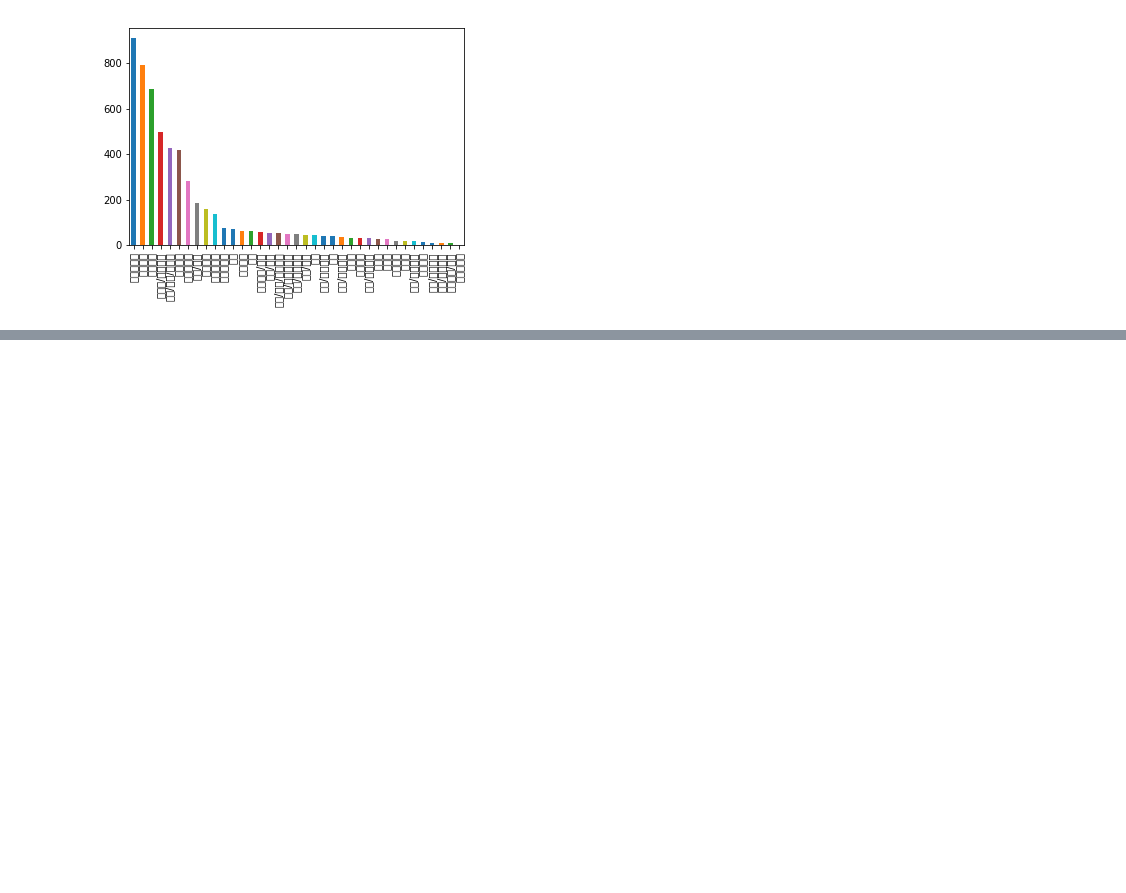
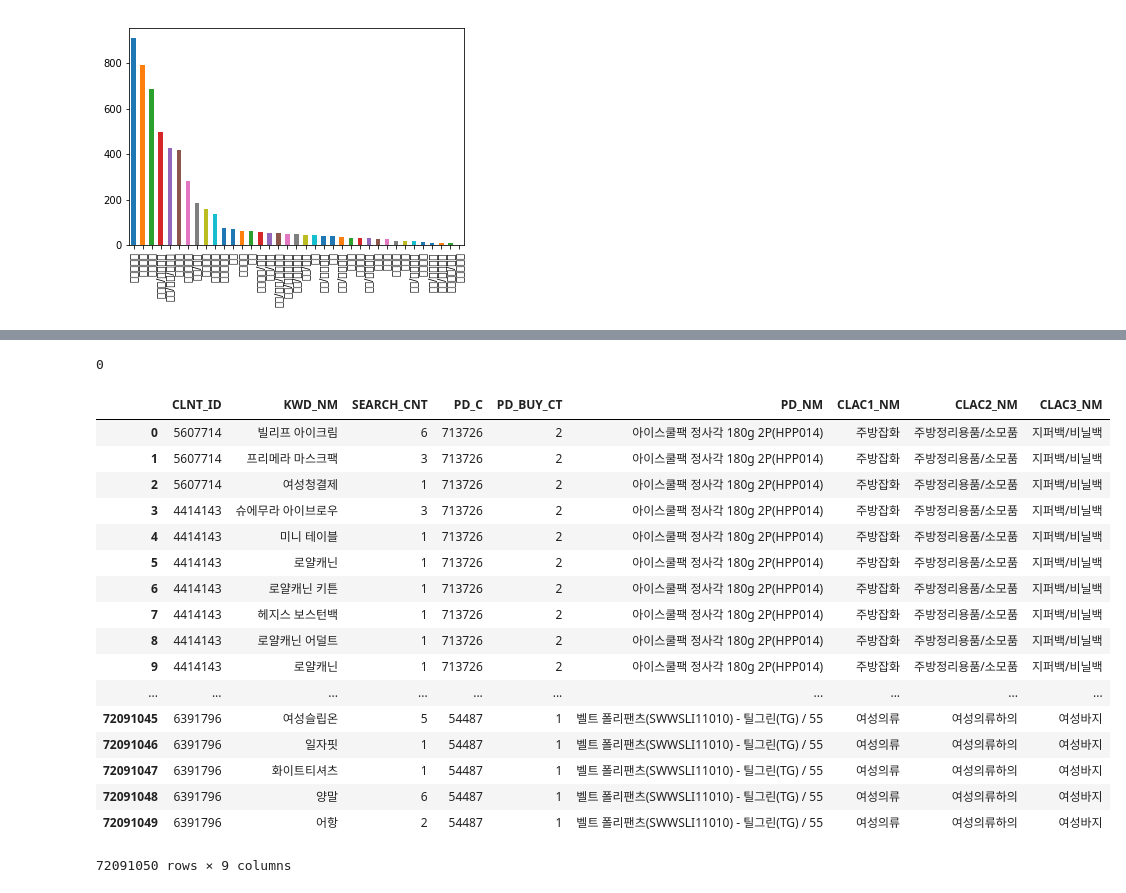
Before and after one commit to LSHReader/KuPoint, a Jupyter notebook: data_explore.ipynb, the cells around one changed output, grey strips where cells are left out. Drawn from its saved outputs; the diff is of its cells as text; code cells hidden in the pictures; blank space fills up the shorter version.

```diff
--- a/data_explore.ipynb
+++ b/data_explore.ipynb
@@ -425,0 +432,3 @@ for age in range(1, 8) :
+# %%
+#Search1과 Prduct를 Search1의 Client_ID 를 기준으로 left outer join
+Search1_Product = pd.merge(Search1[['CLNT_ID','KWD_NM','SEARCH_CNT']], Product[['CLNT_ID','PD_C','PD_BUY_CT']], how = 'left', on = 'CLNT_ID')
@@ -425,0 +456,29 @@ for age in range(1, 8) :
+# %%
+#null값 체크
+Search1_Product['PD_C'].isnull().sum().sum()
+# %% [output]
+0
+# %%
+#Search1_Product와 Master을 'PD_C'(상품코드) 기준으로 inner join
+Search1_Product_Master = pd.merge(Search1_Product, Master)
+# %%
+Search1_Product_Master
+# %% [output]
+|  | CLNT_ID | KWD_NM | SEARCH_CNT | PD_C | PD_BUY_CT | PD_NM | CLAC1_NM | CLAC2_NM | CLAC3_NM |
+| 0 | 5607714 | 빌리프 아이크림 | 6 | 713726 | 2 | 아이스쿨팩 정사각 180g 2P(HPP014) | 주방잡화 | 주방정리용품/소모품 | 지퍼백/비닐백 |
+| 1 | 5607714 | 프리메라 마스크팩 | 3 | 713726 | 2 | 아이스쿨팩 정사각 180g 2P(HPP014) | 주방잡화 | 주방정리용품/소모품 | 지퍼백/비닐백 |
+| 2 | 5607714 | 여성청결제 | 1 | 713726 | 2 | 아이스쿨팩 정사각 180g 2P(HPP014) | 주방잡화 | 주방정리용품/소모품 | 지퍼백/비닐백 |
+| 3 | 4414143 | 슈에무라 아이브로우 | 3 | 713726 | 2 | 아이스쿨팩 정사각 180g 2P(HPP014) | 주방잡화 | 주방정리용품/소모품 | 지퍼백/비닐백 |
+| 4 | 4414143 | 미니 테이블 | 1 | 713726 | 2 | 아이스쿨팩 정사각 180g 2P(HPP014) | 주방잡화 | 주방정리용품/소모품 | 지퍼백/비닐백 |
+| 5 | 4414143 | 로얄캐닌 | 1 | 713726 | 2 | 아이스쿨팩 정사각 180g 2P(HPP014) | 주방잡화 | 주방정리용품/소모품 | 지퍼백/비닐백 |
+| 6 | 4414143 | 로얄캐닌 키튼 | 1 | 713726 | 2 | 아이스쿨팩 정사각 180g 2P(HPP014) | 주방잡화 | 주방정리용품/소모품 | 지퍼백/비닐백 |
+| 7 | 4414143 | 헤지스 보스턴백 | 1 | 713726 | 2 | 아이스쿨팩 정사각 180g 2P(HPP014) | 주방잡화 | 주방정리용품/소모품 | 지퍼백/비닐백 |
+| 8 | 4414143 | 로얄캐닌 어덜트 | 1 | 713726 | 2 | 아이스쿨팩 정사각 180g 2P(HPP014) | 주방잡화 | 주방정리용품/소모품 | 지퍼백/비닐백 |
+| 9 | 4414143 | 로얄캐닌 | 1 | 713726 | 2 | 아이스쿨팩 정사각 180g 2P(HPP014) | 주방잡화 | 주방정리용품/소모품 | 지퍼백/비닐백 |
+| ... | ... | ... | ... | ... | ... | ... | ... | ... | ... |
+| 72091045 | 6391796 | 여성슬립온 | 5 | 54487 | 1 | 벨트 폴리팬츠(SWWSLI11010) - 틸그린(TG) / 55 | 여성의류 | 여성의류하의 | 여성바지 |
+| 72091046 | 6391796 | 일자핏 | 1 | 54487 | 1 | 벨트 폴리팬츠(SWWSLI11010) - 틸그린(TG) / 55 | 여성의류 | 여성의류하의 | 여성바지 |
+| 72091047 | 6391796 | 화이트티셔츠 | 1 | 54487 | 1 | 벨트 폴리팬츠(SWWSLI11010) - 틸그린(TG) / 55 | 여성의류 | 여성의류하의 | 여성바지 |
+| 72091048 | 6391796 | 양말 | 6 | 54487 | 1 | 벨트 폴리팬츠(SWWSLI11010) - 틸그린(TG) / 55 | 여성의류 | 여성의류하의 | 여성바지 |
+| 72091049 | 6391796 | 어항 | 2 | 54487 | 1 | 벨트 폴리팬츠(SWWSLI11010) - 틸그린(TG) / 55 | 여성의류 | 여성의류하의 | 여성바지 |
+72091050 rows × 9 columns
```
Also changed, not shown: parts of 6 cells of this notebook.
